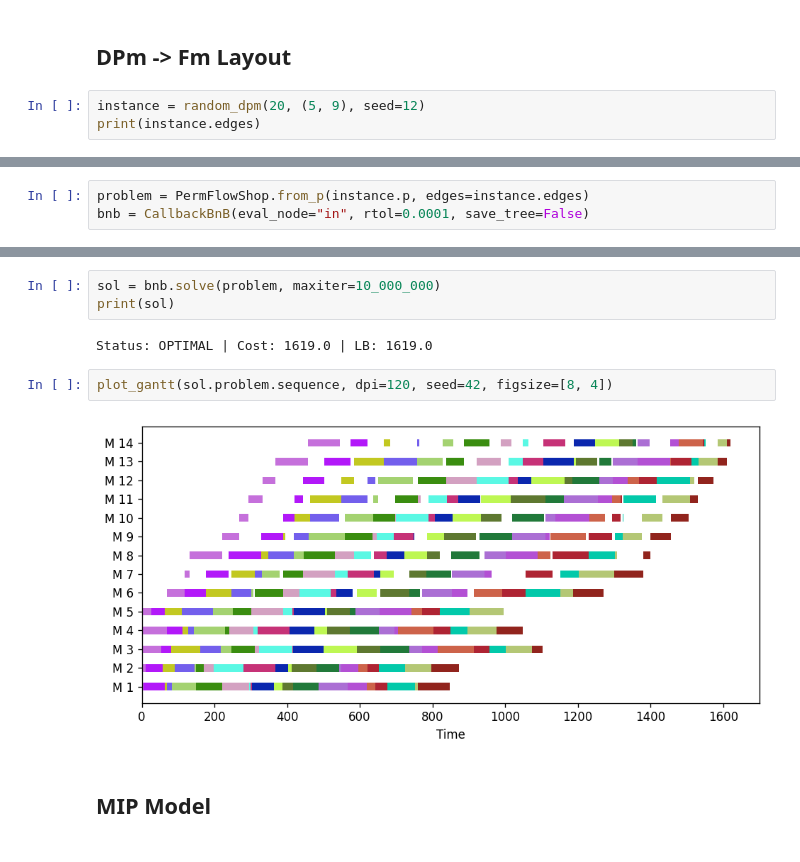
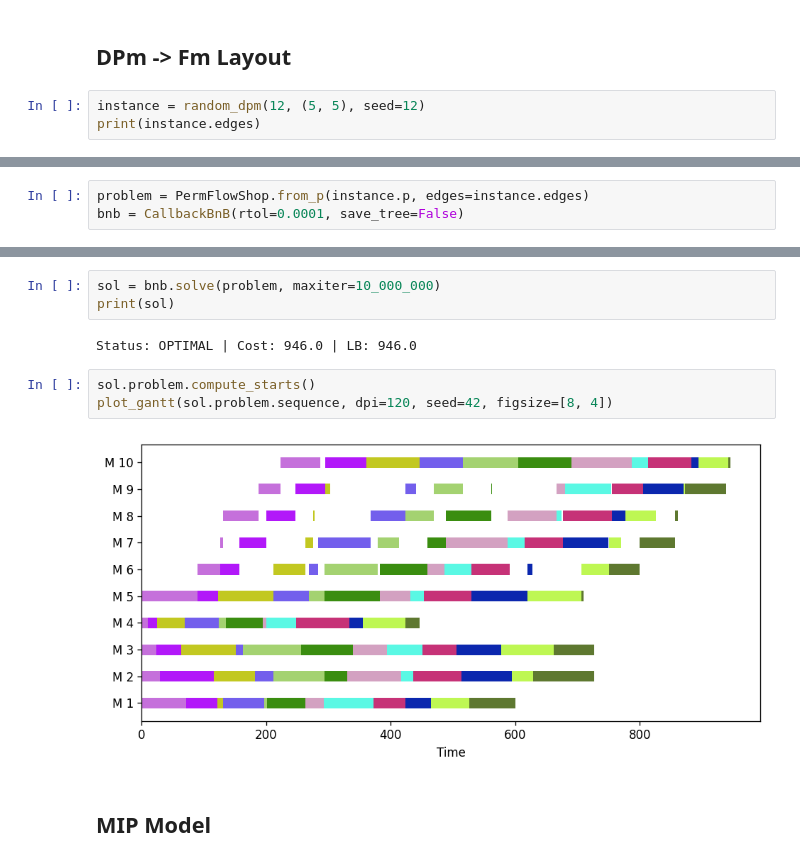
Before and after one commit to bruscalia/bnbpy, a Jupyter notebook: notebooks/pafssp.ipynb, the cells around one changed output, grey strips where cells are left out. Cells and saved outputs as stored; diff of their text form.

```diff
--- a/notebooks/pafssp.ipynb
+++ b/notebooks/pafssp.ipynb
@@ -67,6 +67,6 @@ plot_gantt(sol.problem.sequence, dpi=120, seed=42, figsize=[8, 5])
 # %% [markdown]
 ## DPm -> Fm Layout
 # %%
-instance = random_dpm(20, (5, 9), seed=12)
+instance = random_dpm(12, (5, 5), seed=12)
 print(instance.edges)
 # %% [output]
@@ -74,3 +74,3 @@ print(instance.edges)
 # %%
 problem = PermFlowShop.from_p(instance.p, edges=instance.edges)
-bnb = CallbackBnB(eval_node="in", rtol=0.0001, save_tree=False)
+bnb = CallbackBnB(rtol=0.0001, save_tree=False)
@@ -78,11 +84,12 @@ bnb = CallbackBnB(eval_node="in", rtol=0.0001, save_tree=False)
 sol = bnb.solve(problem, maxiter=10_000_000)
 print(sol)
 # %% [output]
-Status: OPTIMAL | Cost: 1619.0 | LB: 1619.0
+Status: OPTIMAL | Cost: 946.0 | LB: 946.0
 # %%
+sol.problem.compute_starts()
 plot_gantt(sol.problem.sequence, dpi=120, seed=42, figsize=[8, 4])
 # %% [output]
-[figure, old version]
+[figure, new version]
 # %% [markdown]
 ## MIP Model
 # %%
```
Also changed, not shown: parts of 8 cells of this notebook, 56 other files.
